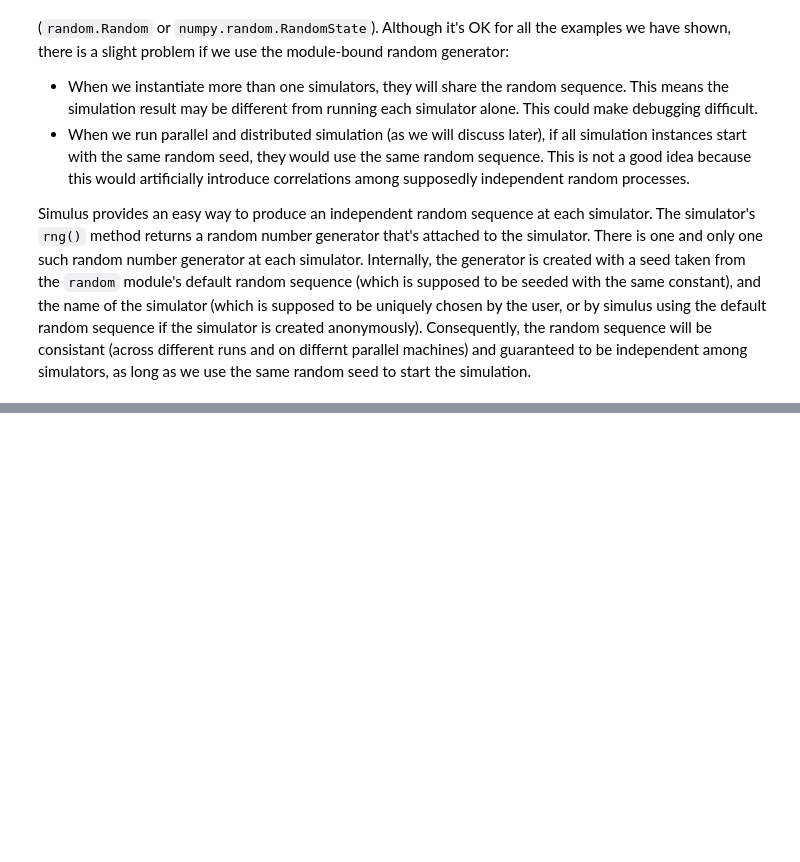
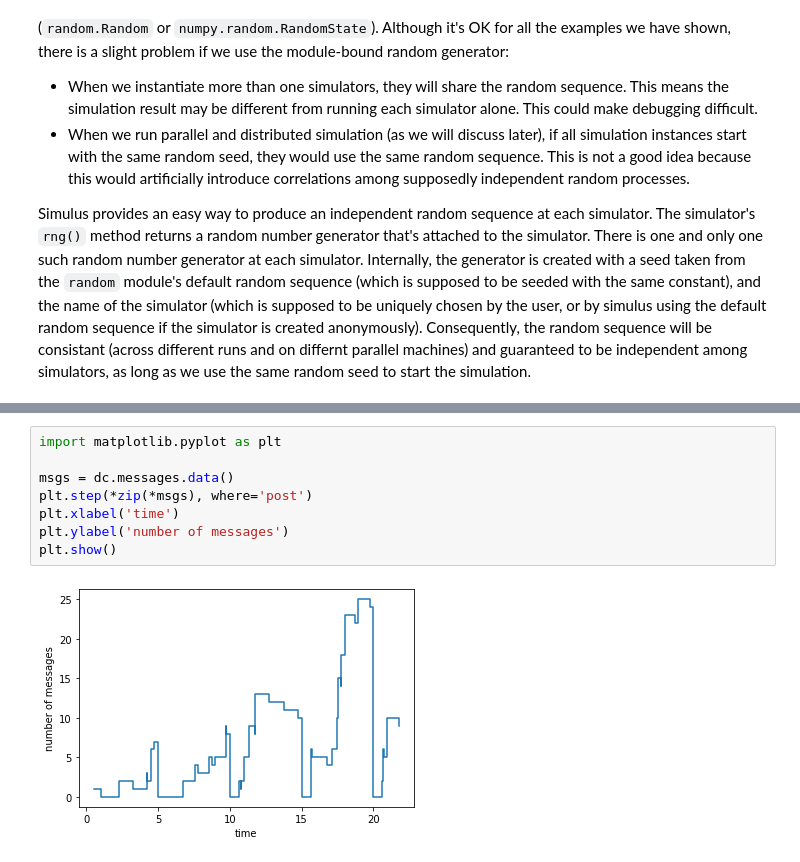
Before and after one commit to liuxfiu/simulus, a Jupyter notebook: docs/tutorial-tips.ipynb, the cells around one changed output, grey strips where cells are left out. Cells and saved outputs as stored; diff of their text form; blank space fills up the shorter version.

```diff
--- a/docs/tutorial-tips.ipynb
+++ b/docs/tutorial-tips.ipynb
@@ -89,0 +292,10 @@ import matplotlib.pyplot as plt
+# %%
+import matplotlib.pyplot as plt
+
+msgs = dc.messages.data()
+plt.step(*zip(*msgs), where='post')
+plt.xlabel('time')
+plt.ylabel('number of messages')
+plt.show()
+# %% [output]
+[figure, added]
```
Also changed, not shown: parts of 10 cells of this notebook, 14 other files.
